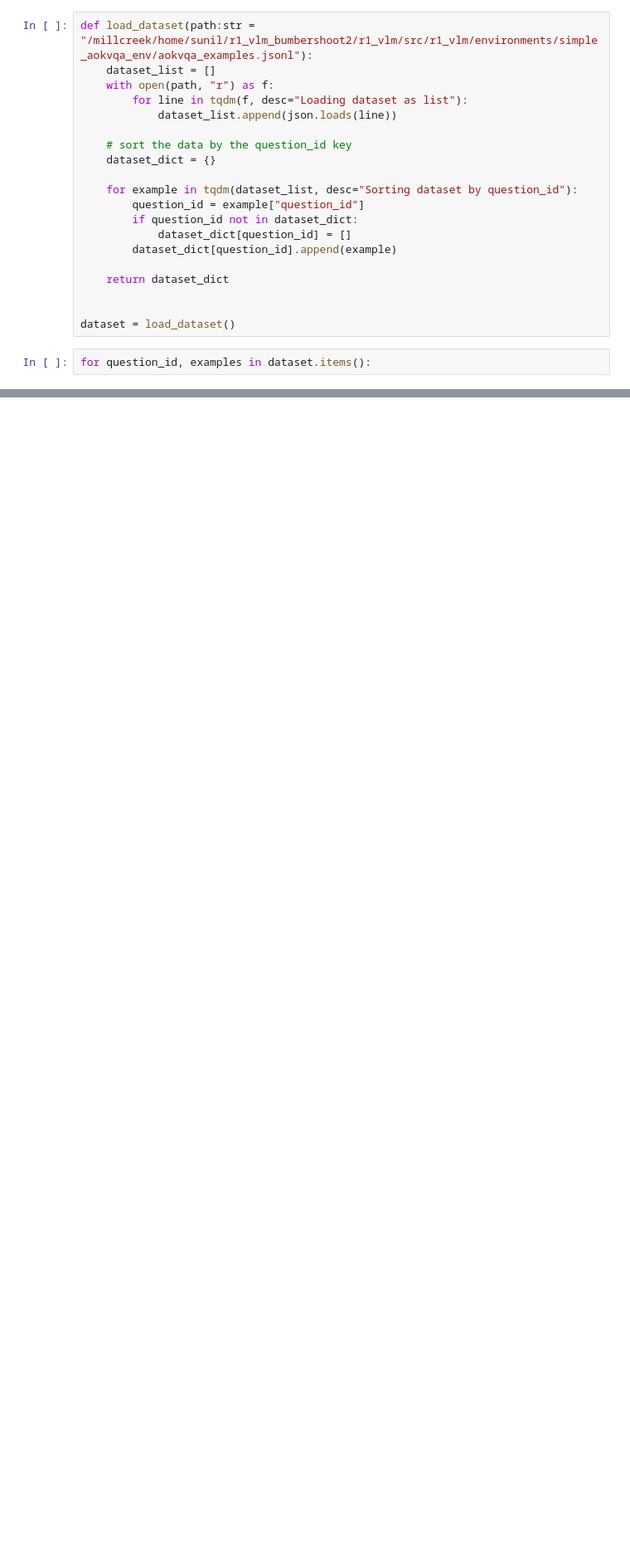
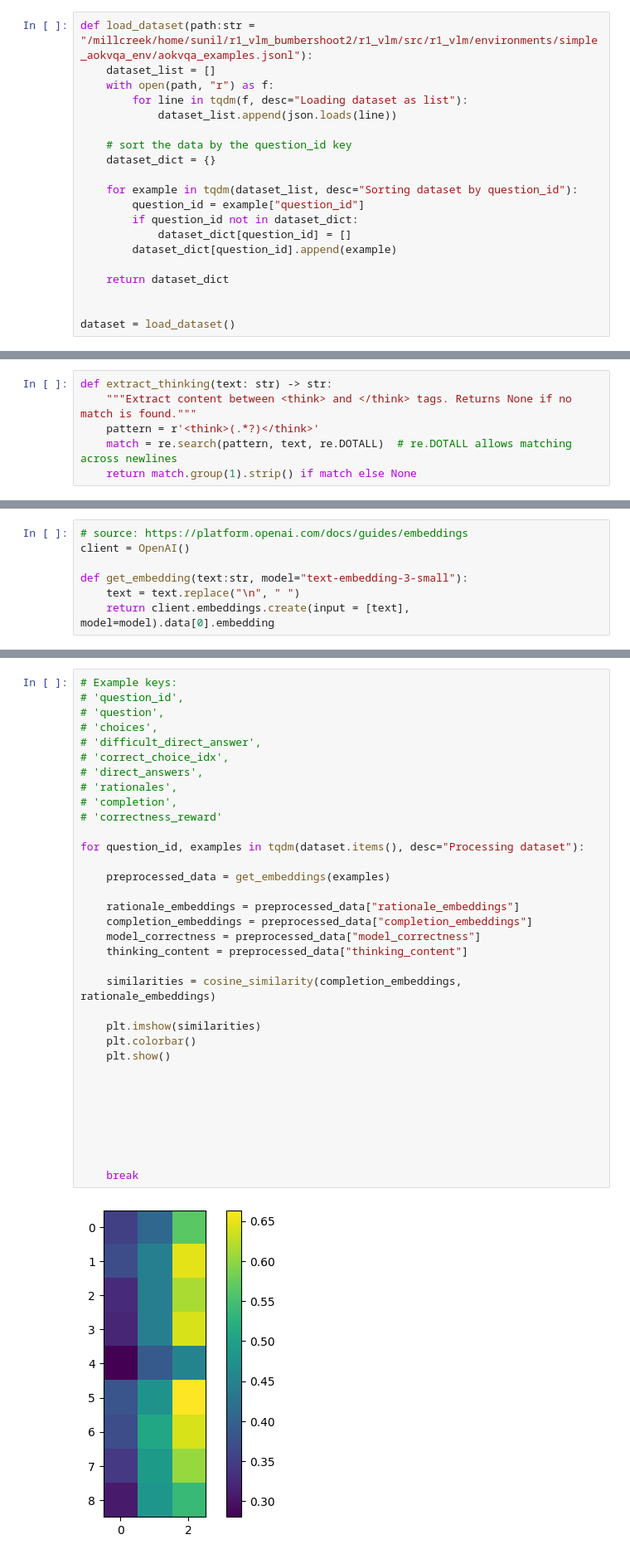
Before and after one commit to groundlight/r1_vlm, a Jupyter notebook: src/r1_vlm/reasoning_similarity/reasoning_similarity_scaled.ipynb, the cells around one changed output, grey strips where cells are left out. Shown: that part at 83% size. Cells and saved outputs as stored; diff of their text form; blank space fills up the shorter version.

Commit message:
bedtime! making progress on embeddings work. Set up openai embeddings and working on cosine metric.

```diff
--- a/src/r1_vlm/reasoning_similarity/reasoning_similarity_scaled.ipynb
+++ b/src/r1_vlm/reasoning_similarity/reasoning_similarity_scaled.ipynb
@@ -22,5 +32,3 @@ def load_dataset(path:str =  "/millcreek/home/sunil/r1_vlm_bumbershoot2/r1_vlm/s
 
 
 dataset = load_dataset()
-# %%
-for question_id, examples in dataset.items():
@@ -29,0 +35,6 @@ for question_id, examples in dataset.items():
+# %%
+def extract_thinking(text: str) -> str:
+    """Extract content between <think> and </think> tags. Returns None if no match is found."""
+    pattern = r'<think>(.*?)</think>'
+    match = re.search(pattern, text, re.DOTALL)  # re.DOTALL allows matching across newlines
+    return match.group(1).strip() if match else None
@@ -29,0 +50,7 @@ for question_id, examples in dataset.items():
+# %%
+# source: https://platform.openai.com/docs/guides/embeddings
+client = OpenAI()
+
+def get_embedding(text:str, model="text-embedding-3-small"):
+    text = text.replace("\n", " ")
+    return client.embeddings.create(input = [text], model=model).data[0].embedding
@@ -29,0 +91,36 @@ for question_id, examples in dataset.items():
+# %%
+# Example keys:
+# 'question_id',
+# 'question',
+# 'choices',
+# 'difficult_direct_answer',
+# 'correct_choice_idx',
+# 'direct_answers',
+# 'rationales',
+# 'completion',
+# 'correctness_reward'
+
+for question_id, examples in tqdm(dataset.items(), desc="Processing dataset"):
+
+    preprocessed_data = get_embeddings(examples)
+
+    rationale_embeddings = preprocessed_data["rationale_embeddings"]
+    completion_embeddings = preprocessed_data["completion_embeddings"]
+    model_correctness = preprocessed_data["model_correctness"]
+    thinking_content = preprocessed_data["thinking_content"]
+
+    similarities = cosine_similarity(completion_embeddings, rationale_embeddings)
+
+    plt.imshow(similarities)
+    plt.colorbar()
+    plt.show()
+
+
+
+
+
+
+
+    break
+# %% [output]
+[figure, added]
```
Also changed, not shown: parts of 6 cells of this notebook, 2 other files.
